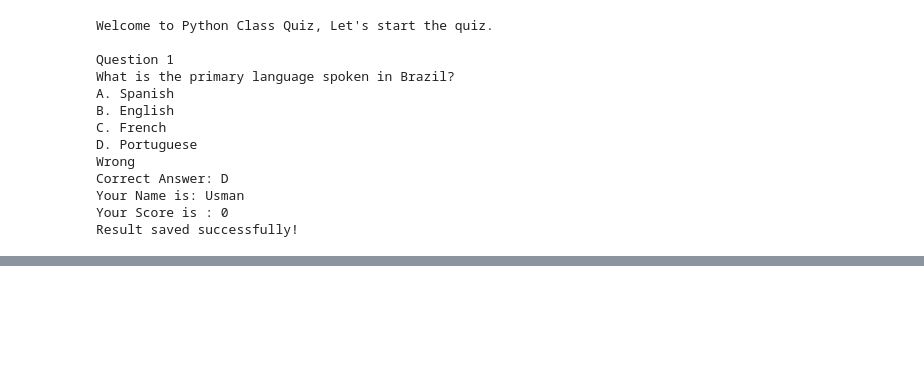
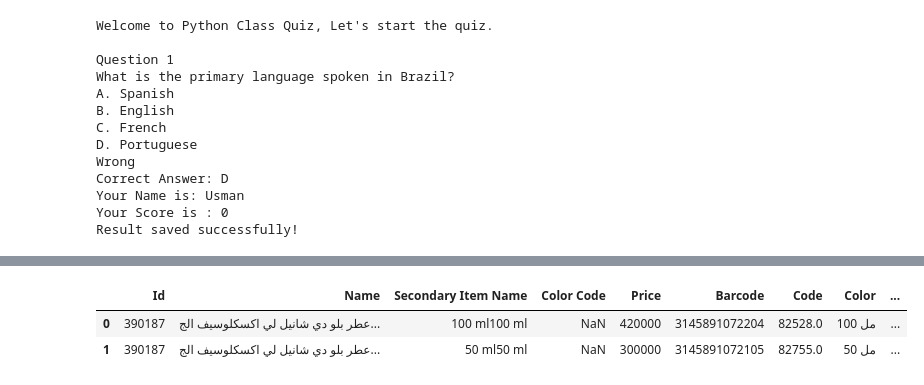
Before and after one commit to usmanashfaq1916/Usman-Data-analyst-Repository, a Jupyter notebook: Python class/revisionPandas.ipynb, the cells around one changed output, grey strips where cells are left out. Drawn from its saved outputs; the diff is of its cells as text; code cells hidden in the pictures; blank space fills up the shorter version.

```diff
--- a/Python class/revisionPandas.ipynb
+++ b/Python class/revisionPandas.ipynb
@@ -667,3 +681,8 @@ while True:
 
     else:
         print("Invalid Choice")
+# %%
+import pandas as pd
+
+itemsDf = pd.read_excel("VendorProducts.xlsx",sheet_name="Items")
+colectionsDf = pd.read_excel("VendorProducts.xlsx",sheet_name="Collections")
@@ -669,0 +730,5 @@ while True:
+# %%
+colectionsDf["Price"] =colectionsDf["Price"].astype(str)
+colectionsDf["Price"] = colectionsDf["Price"].str.replace("د.ع","")
+colectionsDf["Price"] = colectionsDf["Price"].str.replace(",","")
+print(colectionsDf["Price"])
@@ -669,0 +748,3 @@ while True:
+# %%
+colectionsDf["Item Name"]=colectionsDf["Item Name"].astype(str)+colectionsDf["Color"].astype(str)
+colectionsDf["Secondary Item Name"]=colectionsDf["Secondary Color"].astype(str)+colectionsDf["Secondary Color"].astype(str)
@@ -669,0 +759,6 @@ while True:
+# %%
+colectionsDf.head(2)
+# %% [output]
+|  | Id | Name | Secondary Item Name | Color Code | Price | Barcode | Code | Color | ... |
+| 0 | 390187 | عطر بلو دي شانيل لي اكسكلوسيف الج... | 100 ml100 ml | NaN | 420000 | 3145891072204 | 82528.0 | 100 مل | ... |
+| 1 | 390187 | عطر بلو دي شانيل لي اكسكلوسيف الج... | 50 ml50 ml | NaN | 300000 | 3145891072105 | 82755.0 | 50 مل | ... |
```
Also changed, not shown: parts of 8 cells of this notebook, 5 other files.
